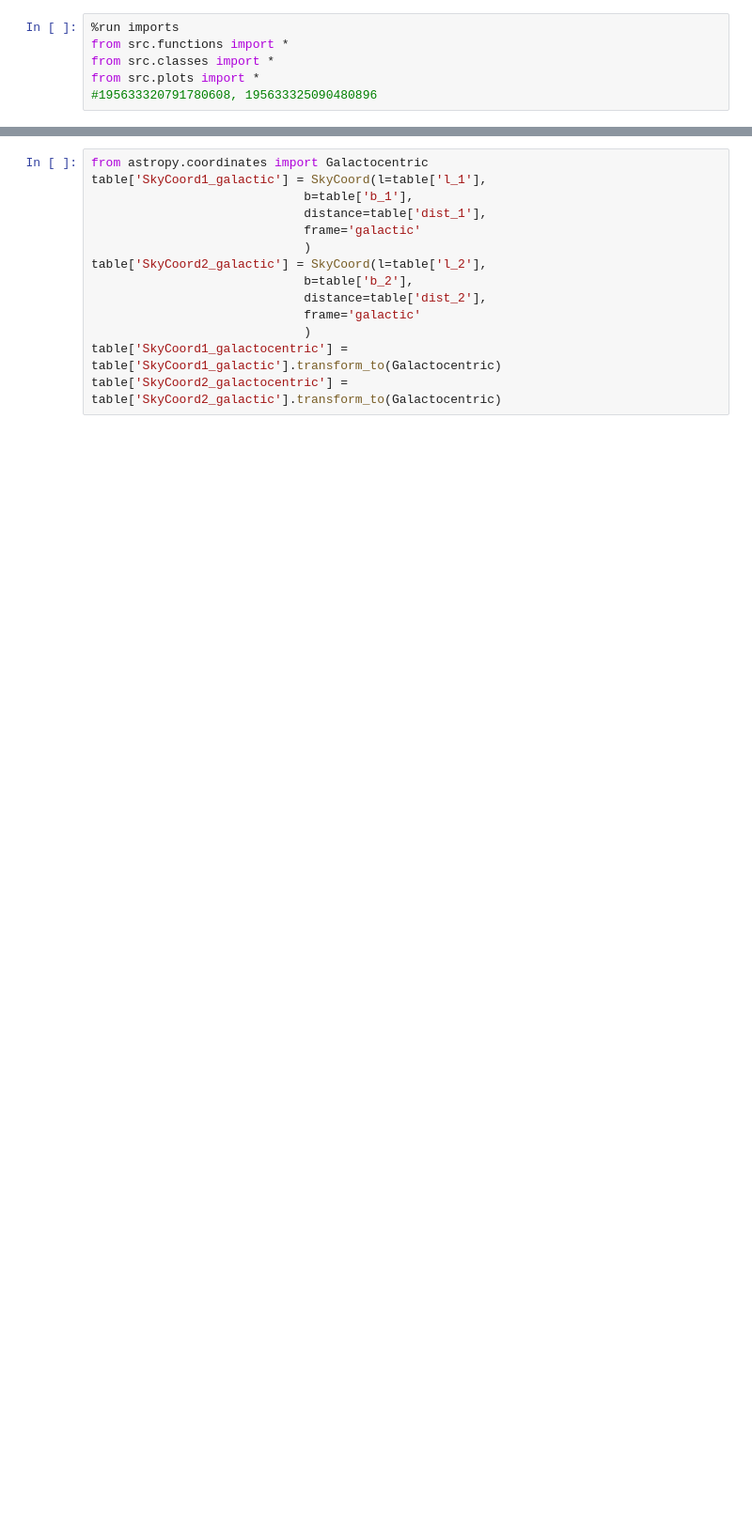
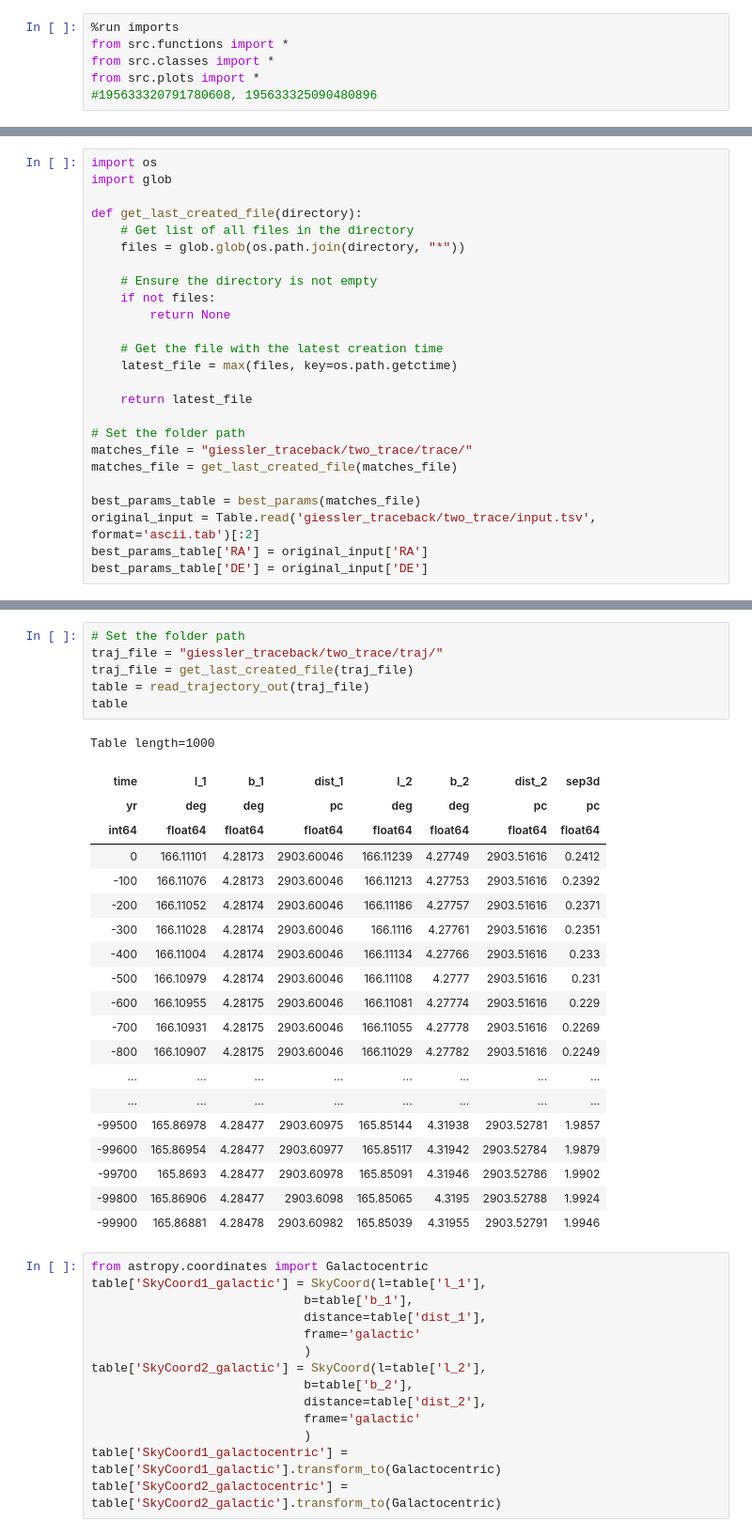
Before and after one commit to surodeep26/Traceback, a Jupyter notebook: test.ipynb, the cells around one changed output, grey strips where cells are left out. Shown at 94% size. Saved outputs shown, nothing was run; the diff lists cells and outputs as text; blank space fills up the shorter version.

```diff
--- a/test.ipynb
+++ b/test.ipynb
@@ -142,0 +48,25 @@ Table length=1000
+# %%
+import os
+import glob
+
+def get_last_created_file(directory):
+    # Get list of all files in the directory
+    files = glob.glob(os.path.join(directory, "*"))
+
+    # Ensure the directory is not empty
+    if not files:
+        return None
+
+    # Get the file with the latest creation time
+    latest_file = max(files, key=os.path.getctime)
+
+    return latest_file
+
+# Set the folder path
+matches_file = "giessler_traceback/two_trace/trace/"
+matches_file = get_last_created_file(matches_file)
+
+best_params_table = best_params(matches_file)
+original_input = Table.read('giessler_traceback/two_trace/input.tsv', format='ascii.tab')[:2]
+best_params_table['RA'] = original_input['RA']
+best_params_table['DE'] = original_input['DE']
@@ -143,3 +95,30 @@ Table length=1000
+# %%
+# Set the folder path
+traj_file = "giessler_traceback/two_trace/traj/"
+traj_file = get_last_created_file(traj_file)
+table = read_trajectory_out(traj_file)
+table
+# %% [output]
+Table length=1000
+| time | l_1 | b_1 | dist_1 | l_2 | b_2 | dist_2 | sep3d |
+| yr | deg | deg | pc | deg | deg | pc | pc |
+| int64 | float64 | float64 | float64 | float64 | float64 | float64 | float64 |
+| 0 | 166.11101 | 4.28173 | 2903.60046 | 166.11239 | 4.27749 | 2903.51616 | 0.2412 |
+| -100 | 166.11076 | 4.28173 | 2903.60046 | 166.11213 | 4.27753 | 2903.51616 | 0.2392 |
+| -200 | 166.11052 | 4.28174 | 2903.60046 | 166.11186 | 4.27757 | 2903.51616 | 0.2371 |
+| -300 | 166.11028 | 4.28174 | 2903.60046 | 166.1116 | 4.27761 | 2903.51616 | 0.2351 |
+| -400 | 166.11004 | 4.28174 | 2903.60046 | 166.11134 | 4.27766 | 2903.51616 | 0.233 |
+| -500 | 166.10979 | 4.28174 | 2903.60046 | 166.11108 | 4.2777 | 2903.51616 | 0.231 |
+| -600 | 166.10955 | 4.28175 | 2903.60046 | 166.11081 | 4.27774 | 2903.51616 | 0.229 |
+| -700 | 166.10931 | 4.28175 | 2903.60046 | 166.11055 | 4.27778 | 2903.51616 | 0.2269 |
+| -800 | 166.10907 | 4.28175 | 2903.60046 | 166.11029 | 4.27782 | 2903.51616 | 0.2249 |
+| ... | ... | ... | ... | ... | ... | ... | ... |
+| ... | ... | ... | ... | ... | ... | ... | ... |
+| -99500 | 165.86978 | 4.28477 | 2903.60975 | 165.85144 | 4.31938 | 2903.52781 | 1.9857 |
+| -99600 | 165.86954 | 4.28477 | 2903.60977 | 165.85117 | 4.31942 | 2903.52784 | 1.9879 |
+| -99700 | 165.8693 | 4.28477 | 2903.60978 | 165.85091 | 4.31946 | 2903.52786 | 1.9902 |
+| -99800 | 165.86906 | 4.28477 | 2903.6098 | 165.85065 | 4.3195 | 2903.52788 | 1.9924 |
+| -99900 | 165.86881 | 4.28478 | 2903.60982 | 165.85039 | 4.31955 | 2903.52791 | 1.9946 |
 # %%
 from astropy.coordinates import Galactocentric
 table['SkyCoord1_galactic'] = SkyCoord(l=table['l_1'],
```
Also changed, not shown: parts of 11 cells of this notebook, 14 other files.
